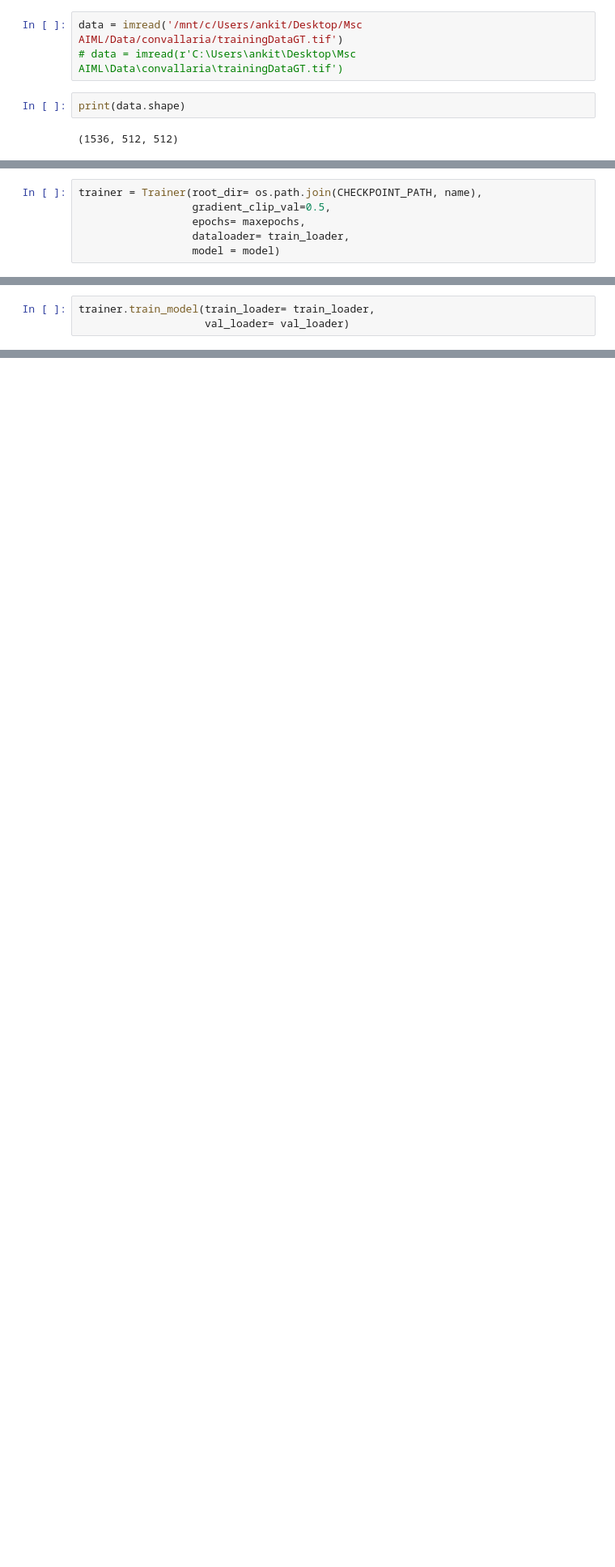
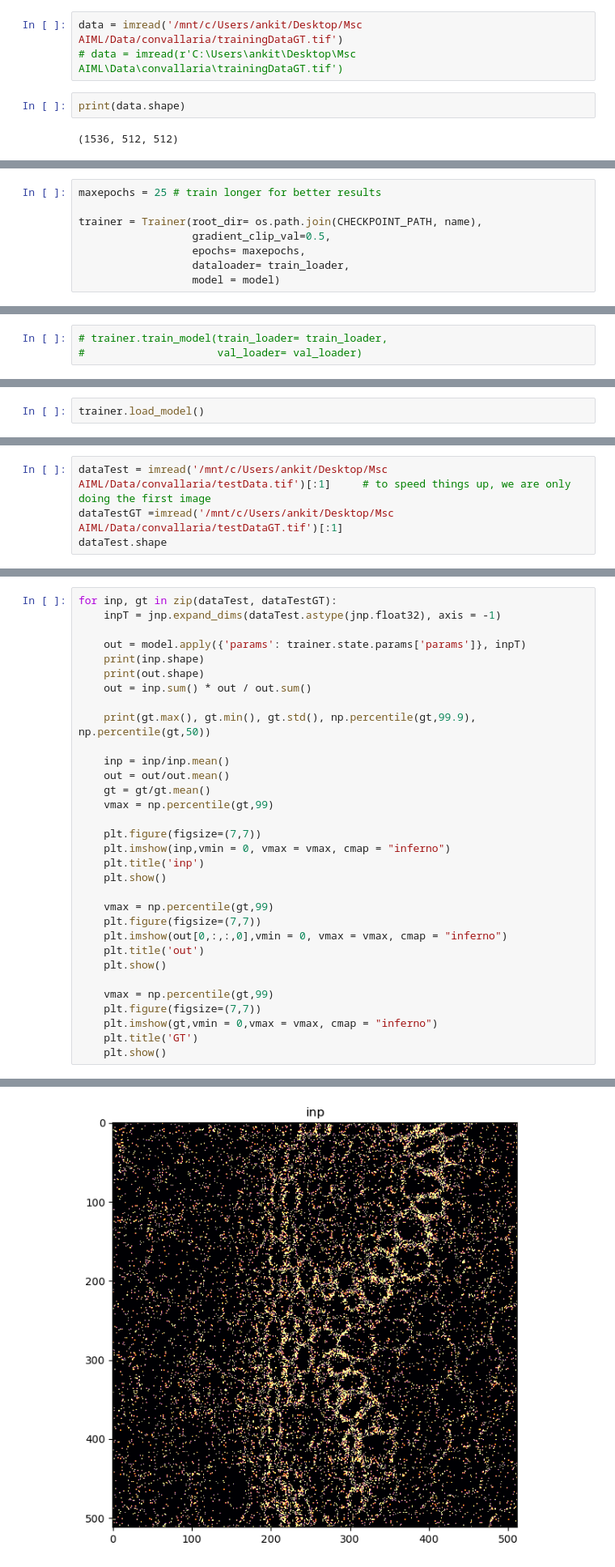
Before and after one commit to ankithsavio/msc-project, a Jupyter notebook: GAP-JAX/examples-jax/test-jax.ipynb, the cells around one changed output, grey strips where cells are left out. Shown at 81% size. Cells and saved outputs as stored; diff of their text form; blank space fills up the shorter version.

```diff
--- a/GAP-JAX/examples-jax/test-jax.ipynb
+++ b/GAP-JAX/examples-jax/test-jax.ipynb
@@ -59,4 +60,6 @@ model = UN(channels = 1, levels=10, depth=3, start_filts=28, up_mode = 'transpos
 # %%
+maxepochs = 25 # train longer for better results
+
 trainer = Trainer(root_dir= os.path.join(CHECKPOINT_PATH, name),
                   gradient_clip_val=0.5,
                   epochs= maxepochs,
@@ -67,3 +71,3 @@ GPU detected with 1 Device(s).
 # %%
-trainer.train_model(train_loader= train_loader,
-                    val_loader= val_loader)
+# trainer.train_model(train_loader= train_loader,
+#                     val_loader= val_loader)
@@ -74,3 +101,5 @@ Met early stopping criteria, breaking at epoch 21
+# %%
+trainer.load_model()
 # %%
 trainer.state.params
 # %% [output]
@@ -133,0 +123,4 @@ CHECKPOINT_PATH, name
+# %%
+dataTest = imread('/mnt/c/Users/ankit/Desktop/Msc AIML/Data/convallaria/testData.tif')[:1]     # to speed things up, we are only doing the first image
+dataTestGT =imread('/mnt/c/Users/ankit/Desktop/Msc AIML/Data/convallaria/testDataGT.tif')[:1]
+dataTest.shape
@@ -133,0 +129,33 @@ CHECKPOINT_PATH, name
+# %%
+for inp, gt in zip(dataTest, dataTestGT):
+    inpT = jnp.expand_dims(dataTest.astype(jnp.float32), axis = -1)
+
+    out = model.apply({'params': trainer.state.params['params']}, inpT)
+    print(inp.shape)
+    print(out.shape)
+    out = inp.sum() * out / out.sum()
+
+    print(gt.max(), gt.min(), gt.std(), np.percentile(gt,99.9), np.percentile(gt,50))
+
+    inp = inp/inp.mean()
+    out = out/out.mean()
+    gt = gt/gt.mean()
+    vmax = np.percentile(gt,99)
+
+    plt.figure(figsize=(7,7))
+    plt.imshow(inp,vmin = 0, vmax = vmax, cmap = "inferno")
+    plt.title('inp')
+    plt.show()
+
+    vmax = np.percentile(gt,99)
+    plt.figure(figsize=(7,7))
+    plt.imshow(out[0,:,:,0],vmin = 0, vmax = vmax, cmap = "inferno")
+    plt.title('out')
+    plt.show()
+
+    vmax = np.percentile(gt,99)
+    plt.figure(figsize=(7,7))
+    plt.imshow(gt,vmin = 0,vmax = vmax, cmap = "inferno")
+    plt.title('GT')
+    plt.show()
+# %% [output]
@@ -133,0 +165 @@ CHECKPOINT_PATH, name
+[figure, added]
```
Also changed, not shown: parts of 26 cells of this notebook, 1 other file.
